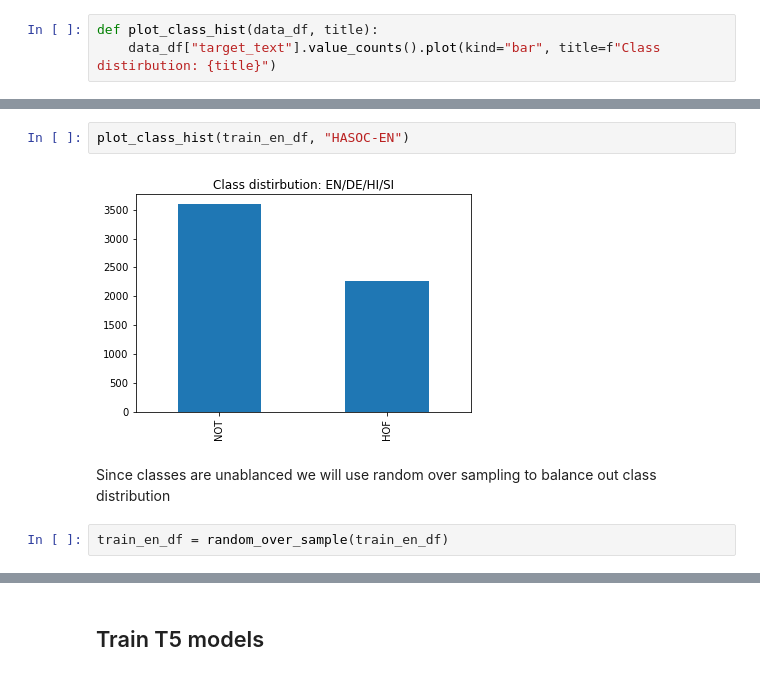
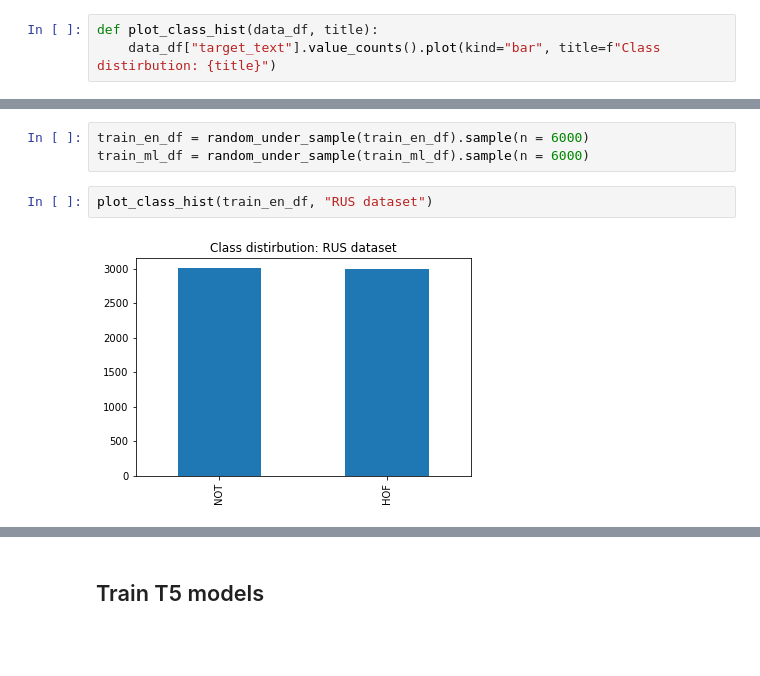
Before and after one commit to arruw/fri-2021-nlp-project, a Jupyter notebook: src/eval-t5.ipynb, the cells around one changed output, grey strips where cells are left out. Drawn from its saved outputs; the diff is of its cells as text; blank space fills up the shorter version.

```diff
--- a/src/eval-t5.ipynb
+++ b/src/eval-t5.ipynb
@@ -102,8 +123,7 @@ def plot_class_hist(data_df, title):
+# %%
+train_en_df = random_under_sample(train_en_df).sample(n = 6000)
+train_ml_df = random_under_sample(train_ml_df).sample(n = 6000)
 # %%
-plot_class_hist(train_en_df, "HASOC-EN")
+plot_class_hist(train_en_df, "RUS dataset")
 # %% [output]
-[figure, old version]
+[figure, new version]
-# %% [markdown]
-Since classes are unablanced we will use random over sampling to balance out class distribution
-# %%
-train_en_df = random_over_sample(train_en_df)
```
Also changed, not shown: parts of 17 cells of this notebook, 8 other files.
